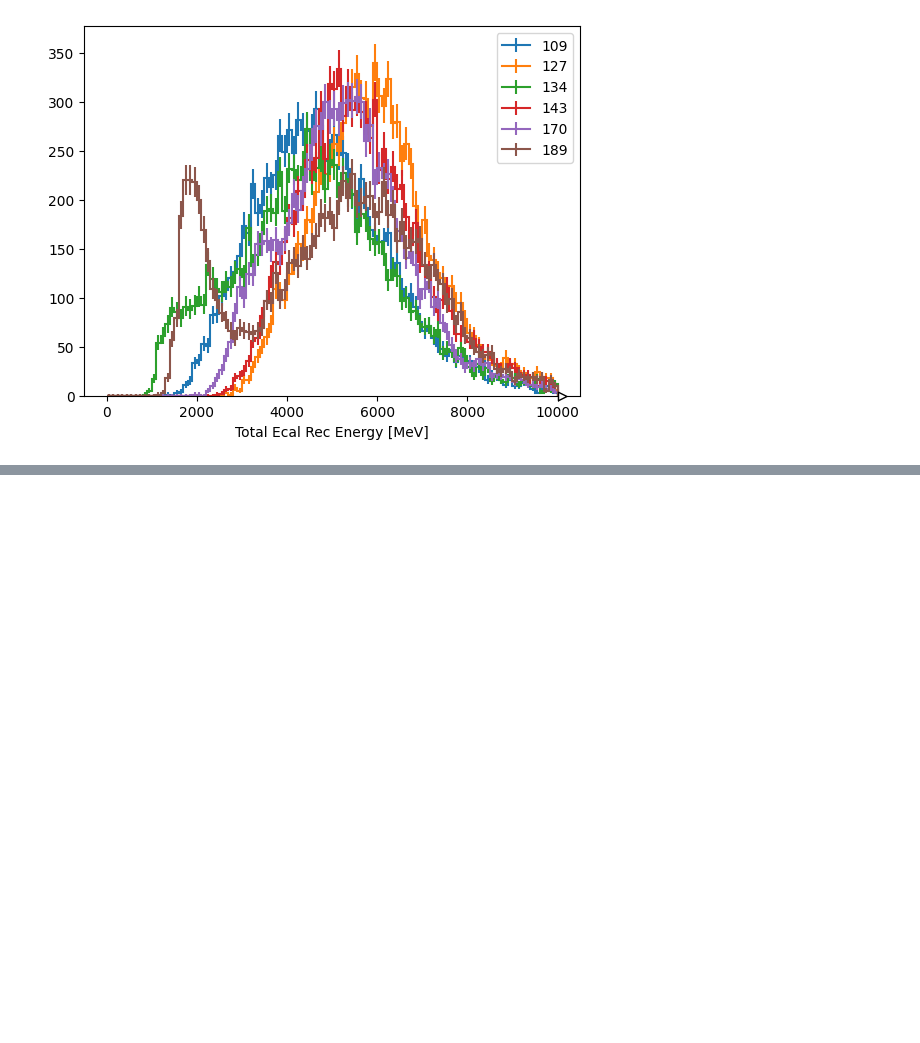
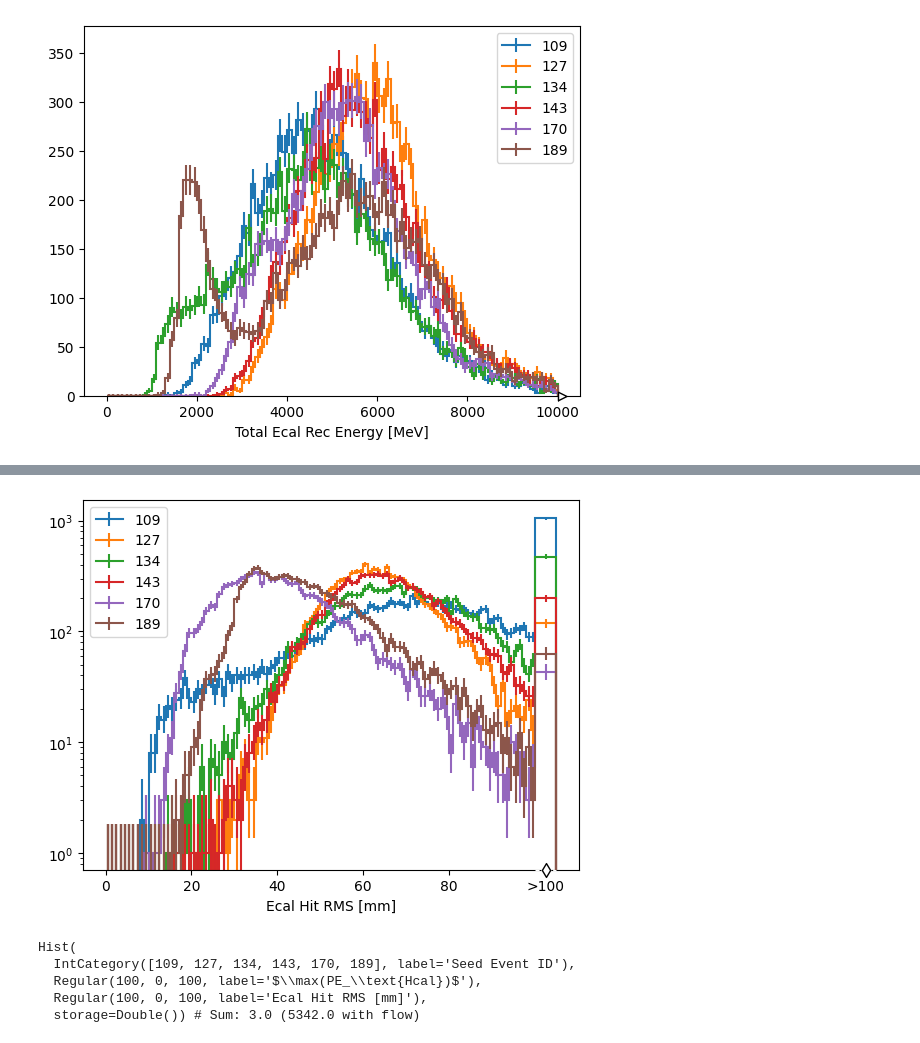
Before and after one commit to tomeichlersmith/ldmx-eat-tracking, a Jupyter notebook: sim-cal-from-scoring-plane/zone0-ana.ipynb, the cells around one changed output, grey strips where cells are left out. Cells and saved outputs as stored; diff of their text form; code cells hidden in the pictures; blank space fills up the shorter version.

Commit message:
look at other eat selection variables

```diff
--- a/sim-cal-from-scoring-plane/zone0-ana.ipynb
+++ b/sim-cal-from-scoring-plane/zone0-ana.ipynb
@@ -132,0 +142,21 @@ plt.show()
+# %%
+create_hist(
+    hist.axis.Regular(100,0,100,label='Ecal Hit RMS [mm]')
+).fill(events.run, events.ecal_hit_rms).plot(flow='show')
+plt.yscale('log')
+plt.legend()
+plt.show()
+# %% [output]
+[figure, added]
+# %%
+selection_plane = create_hist(
+    hist.axis.Regular(100,0,100,label=r'$\max(PE_\text{Hcal})$'),
+    hist.axis.Regular(100,0,100,label='Ecal Hit RMS [mm]')
+)
+selection_plane.fill(events.run, events.hcal_max_pe, events.ecal_hit_rms)
+# %% [output]
+Hist(
+  IntCategory([109, 127, 134, 143, 170, 189], label='Seed Event ID'),
+  Regular(100, 0, 100, label='$\\max(PE_\\text{Hcal})$'),
+  Regular(100, 0, 100, label='Ecal Hit RMS [mm]'),
+  storage=Double()) # Sum: 3.0 (5342.0 with flow)
```
Also changed, not shown: parts of 7 cells of this notebook, 1 other file.
